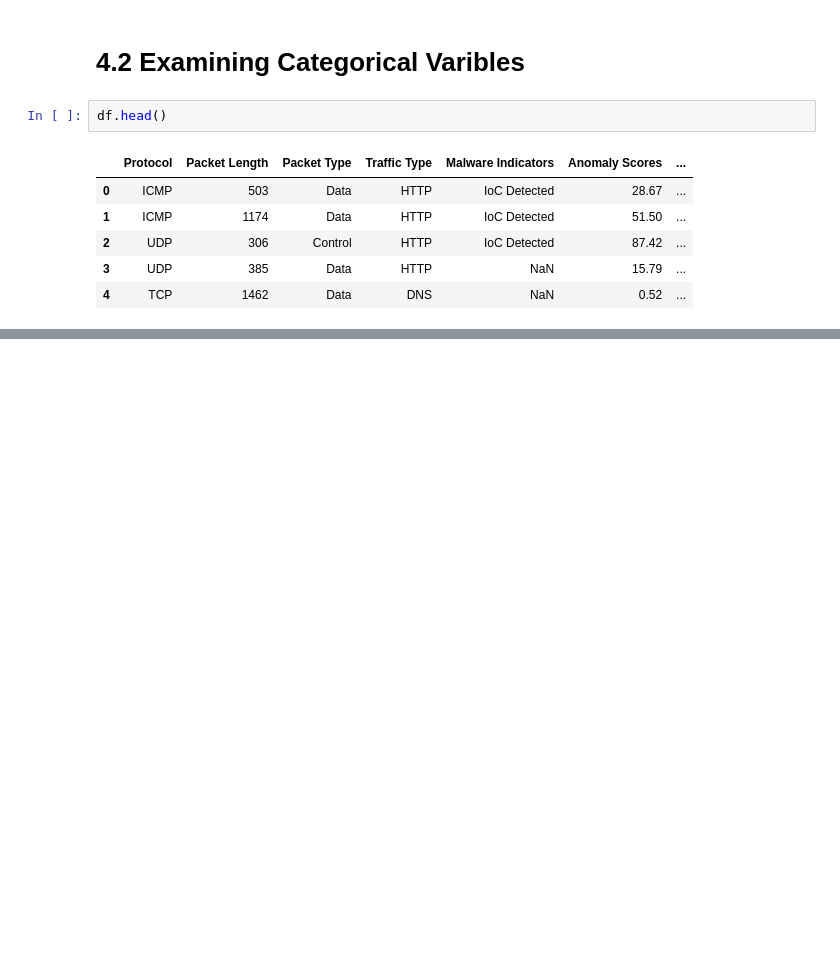
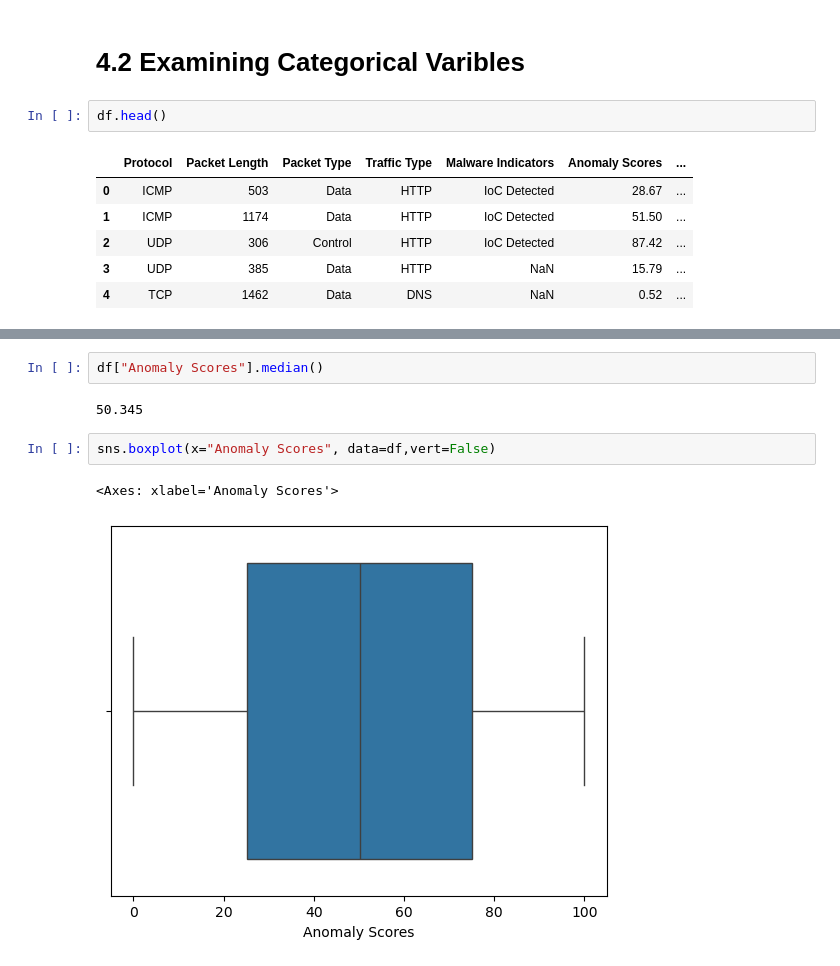
Before and after one commit to quangminh206lnh-collab/Network-attack-type-prediction-, a Jupyter notebook: notebooks/cybersecurity_analysis.ipynb, the cells around one changed output, grey strips where cells are left out. Drawn from its saved outputs; the diff is of its cells as text; blank space fills up the shorter version.

Commit message:
Examining Anomoly score varible

```diff
--- a/notebooks/cybersecurity_analysis.ipynb
+++ b/notebooks/cybersecurity_analysis.ipynb
@@ -557,0 +573,9 @@ Overall, while there are indicators of realistic signal (particularly in Packet
+# %%
+df["Anomaly Scores"].median()
+# %% [output]
+50.345
+# %%
+sns.boxplot(x="Anomaly Scores", data=df,vert=False)
+# %% [output]
+<Axes: xlabel='Anomaly Scores'>
+[figure, added]
```
Also changed, not shown: parts of 11 cells of this notebook.
